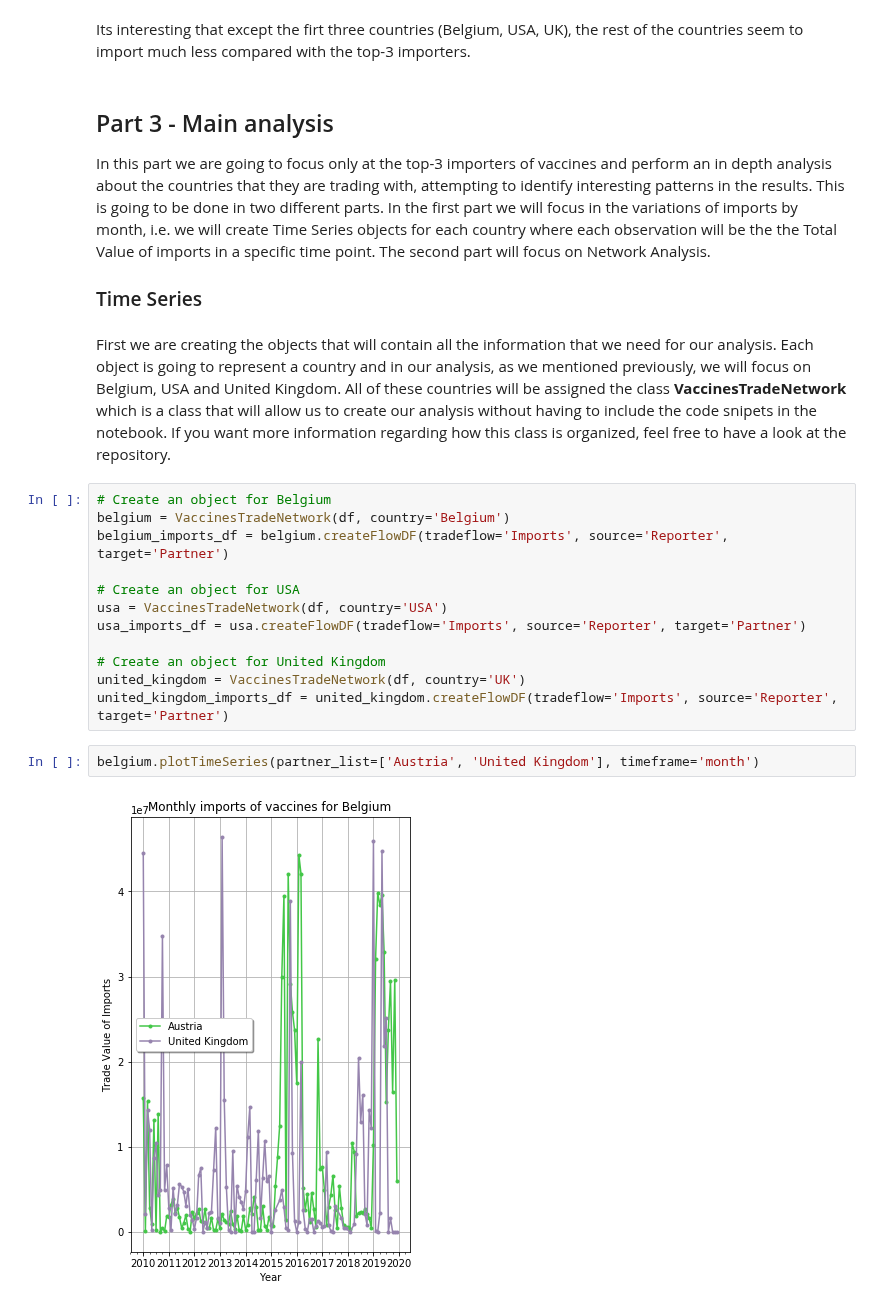
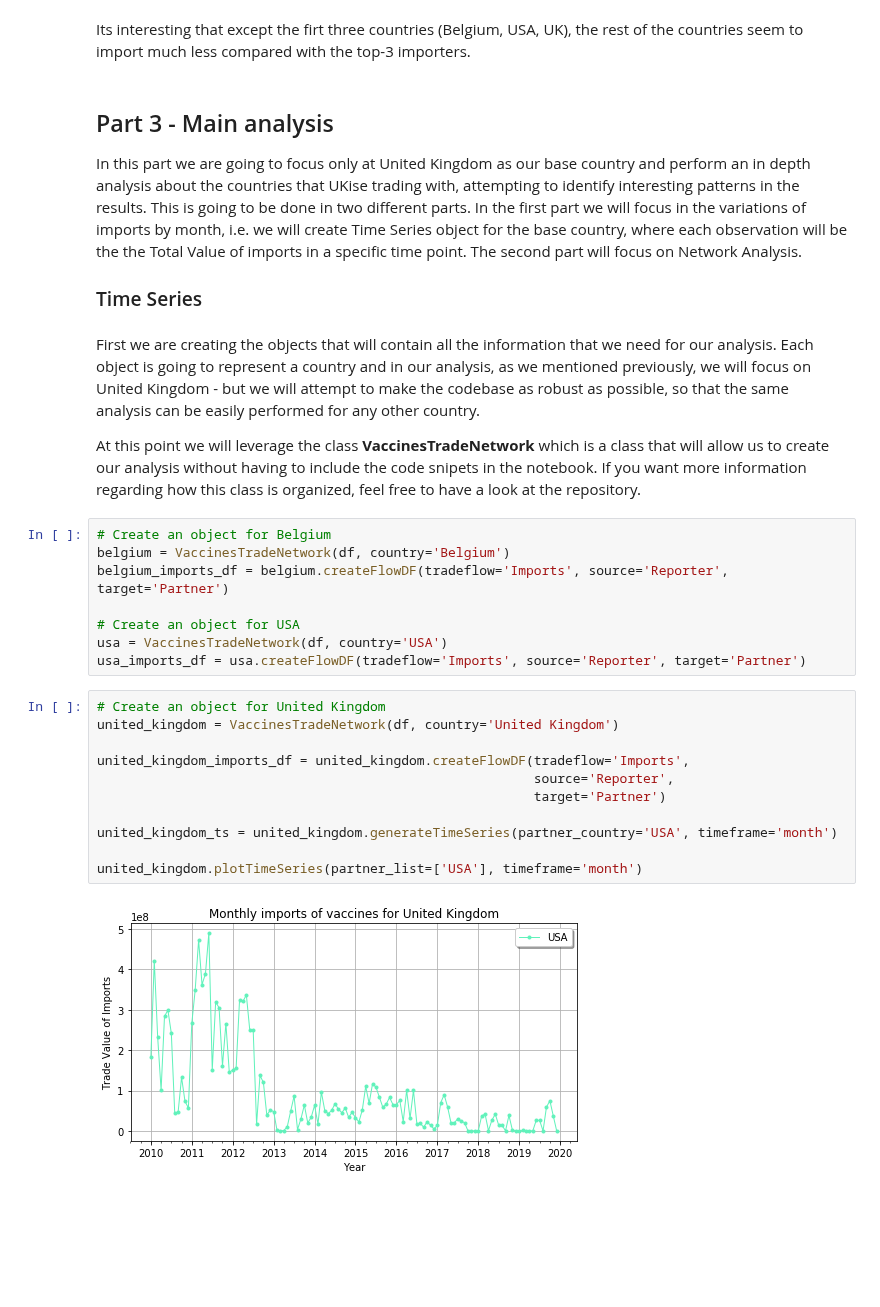
Before and after one commit to gpsyrou/Vaccines_Trade_Network, a Jupyter notebook: Jupyter_Notebooks/Vaccines_Network_JN.ipynb, the cells around one changed output. Saved outputs shown, nothing was run; the diff lists cells and outputs as text; blank space fills up the shorter version.

```diff
--- a/Jupyter_Notebooks/Vaccines_Network_JN.ipynb
+++ b/Jupyter_Notebooks/Vaccines_Network_JN.ipynb
@@ -320,11 +320,13 @@ Its interesting that except the firt three countries (Belgium, USA, UK), the res
 # %% [markdown]
 ## Part 3 - Main analysis
 
-In this part we are going to focus only at the top-3 importers of vaccines and perform an in depth analysis about the countries that they are trading with, attempting to identify interesting patterns in the results. This is going to be done in two different parts. In the first part we will focus in the variations of imports by month, i.e. we will create Time Series objects for each country where each observation will be the the Total Value of imports in a specific time point. The second part will focus on Network Analysis.
+In this part we are going to focus only at United Kingdom as our base country and perform an in depth analysis about the countries that UKise trading with, attempting to identify interesting patterns in the results. This is going to be done in two different parts. In the first part we will focus in the variations of imports by month, i.e. we will create Time Series object for the base country, where each observation will be the the Total Value of imports in a specific time point. The second part will focus on Network Analysis.
 
 ### Time Series
 # %% [markdown]
-First we are creating the objects that will contain all the information that we need for our analysis. Each object is going to represent a country and in our analysis, as we mentioned previously, we will focus on Belgium, USA and United Kingdom. All of these countries will be assigned the class **VaccinesTradeNetwork** which is a class that will allow us to create our analysis without having to include the code snipets in the notebook. If you want more information regarding how this class is organized, feel free to have a look at the repository.
+First we are creating the objects that will contain all the information that we need for our analysis. Each object is going to represent a country and in our analysis, as we mentioned previously, we will focus on United Kingdom - but we will attempt to make the codebase as robust as possible, so that the same analysis can be easily performed for any other country.
+
+At this point we will leverage the class **VaccinesTradeNetwork** which is a class that will allow us to create our analysis without having to include the code snipets in the notebook. If you want more information regarding how this class is organized, feel free to have a look at the repository.
 # %%
 # Create an object for Belgium
 belgium = VaccinesTradeNetwork(df, country='Belgium')
@@ -333,11 +335,16 @@ belgium_imports_df = belgium.createFlowDF(tradeflow='Imports', source='Reporter'
 # Create an object for USA
 usa = VaccinesTradeNetwork(df, country='USA')
 usa_imports_df = usa.createFlowDF(tradeflow='Imports', source='Reporter', target='Partner')
-
-# Create an object for United Kingdom
-united_kingdom = VaccinesTradeNetwork(df, country='UK')
-united_kingdom_imports_df = united_kingdom.createFlowDF(tradeflow='Imports', source='Reporter', target='Partner')
-# %%
-belgium.plotTimeSeries(partner_list=['Austria', 'United Kingdom'], timeframe='month')
-# %% [output]
-[figure, removed]
+# %%
+# Create an object for United Kingdom
+united_kingdom = VaccinesTradeNetwork(df, country='United Kingdom')
+
+united_kingdom_imports_df = united_kingdom.createFlowDF(tradeflow='Imports',
+                                                        source='Reporter',
+                                                        target='Partner')
+
+united_kingdom_ts = united_kingdom.generateTimeSeries(partner_country='USA', timeframe='month')
+
+united_kingdom.plotTimeSeries(partner_list=['USA'], timeframe='month')
+# %% [output]
+[figure, added]
```
Also changed, not shown: 2 other files.
